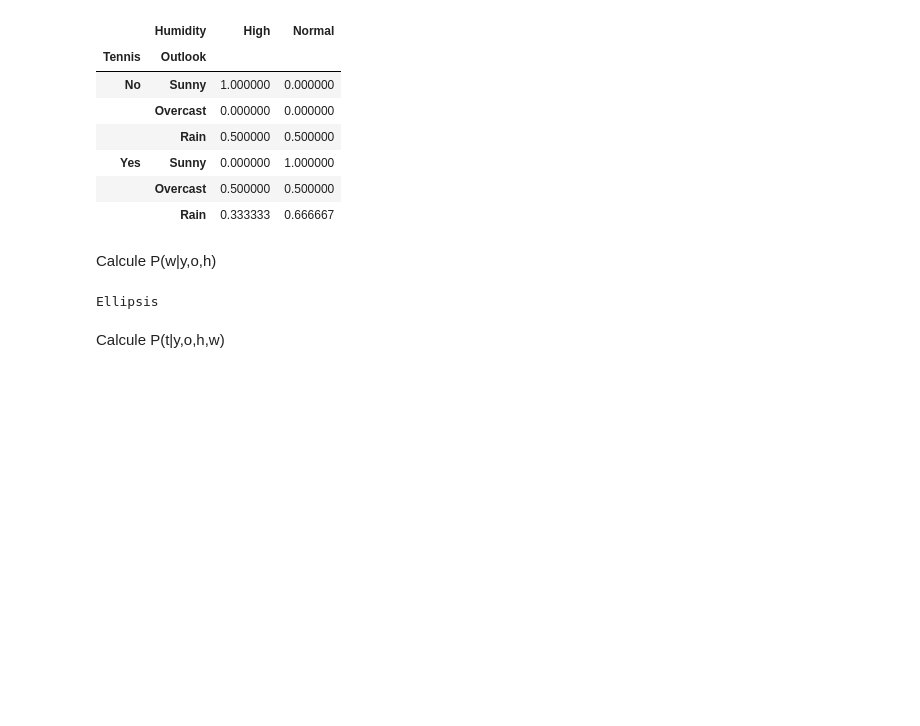
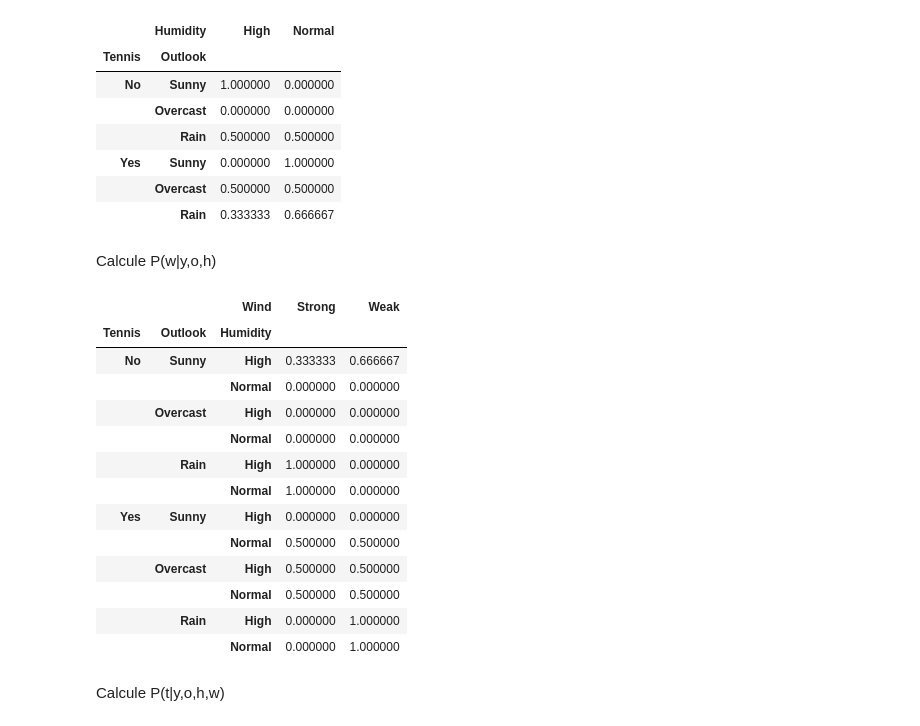
Before and after one commit to rodrigobeniteza/ORT-AI, a Jupyter notebook: AI Generativa/Practicos/Práctico 1/Tennis/Tennis_RB.ipynb, the cells around one changed output. Drawn from its saved outputs; the diff is of its cells as text; code cells hidden in the pictures; blank space fills up the shorter version.

```diff
--- a/AI Generativa/Practicos/Práctico 1/Tennis/Tennis_RB.ipynb
+++ b/AI Generativa/Practicos/Práctico 1/Tennis/Tennis_RB.ipynb
@@ -375,12 +401,33 @@ p_h_yo
 |  | Rain | 0.333333 | 0.666667 |
 # %% [markdown]
 Calcule P(w|y,o,h)
-# %%
-p_w_yoh = ...
-p_w_yoh = ...
-p_w_yoh
-# %% [output]
-Ellipsis
+# %%
+p_w_yoh = pd.crosstab([df['Tennis'], df['Outlook'], df['Humidity']], df['Wind'])
+
+hvalues = list(X['Humidity'].unique())
+
+full_index = pd.MultiIndex.from_product([yvalues, xvalues, hvalues], names=['Tennis', 'Outlook', 'Humidity'])
+p_w_yoh = p_w_yoh.reindex(full_index)
+
+p_w_yoh = p_w_yoh.div(p_w_yoh.sum(axis=1), axis=0)
+p_w_yoh = p_w_yoh.fillna(0)
+
+p_w_yoh
+# %% [output]
+|  |  | Wind | Strong | Weak |
+| Tennis | Outlook | Humidity |  |  |
+| No | Sunny | High | 0.333333 | 0.666667 |
+|  |  | Normal | 0.000000 | 0.000000 |
+|  | Overcast | High | 0.000000 | 0.000000 |
+|  |  | Normal | 0.000000 | 0.000000 |
+|  | Rain | High | 1.000000 | 0.000000 |
+|  |  | Normal | 1.000000 | 0.000000 |
+| Yes | Sunny | High | 0.000000 | 0.000000 |
+|  |  | Normal | 0.500000 | 0.500000 |
+|  | Overcast | High | 0.500000 | 0.500000 |
+|  |  | Normal | 0.500000 | 0.500000 |
+|  | Rain | High | 0.000000 | 1.000000 |
+|  |  | Normal | 0.000000 | 1.000000 |
 # %% [markdown]
 Calcule P(t|y,o,h,w)
 # %%
```
Also changed, not shown: parts of 4 cells of this notebook.
